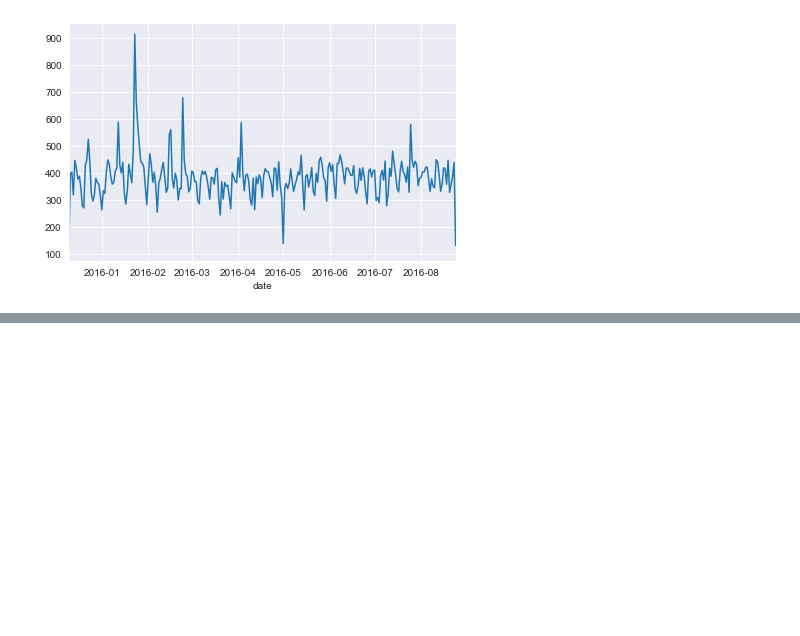
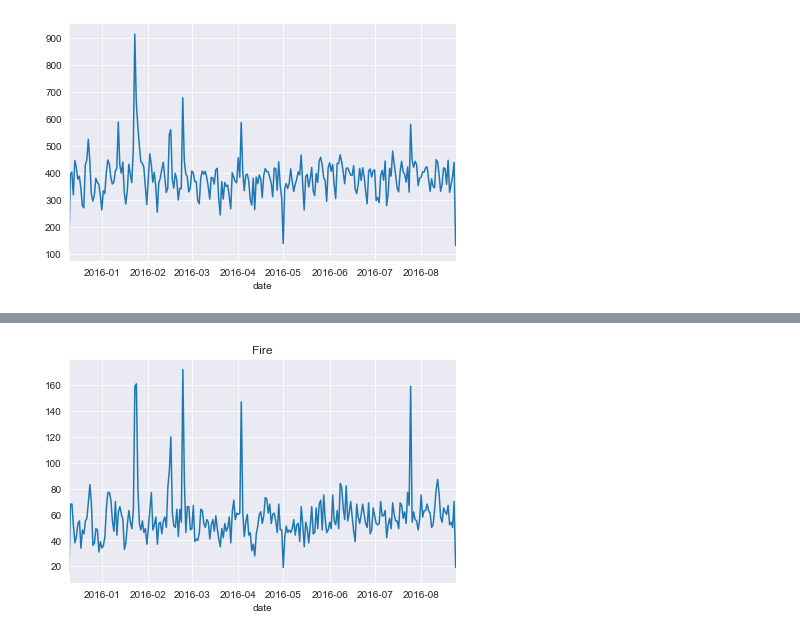
Before and after one commit to Sojiknight/PyDatSciStuds, a Jupyter notebook: Data_Capstone_Projects.ipynb, the cells around one changed output, grey strips where cells are left out. Saved outputs shown, nothing was run; the diff lists cells and outputs as text; code cells hidden in the pictures; blank space fills up the shorter version.

```diff
--- a/Data_Capstone_Projects.ipynb
+++ b/Data_Capstone_Projects.ipynb
@@ -197,0 +205,7 @@ ValueError: Lengths must match to compare
+# %%
+data[data['reason'] == 'Fire'].groupby('date').count()['twp'].plot()
+
+plt.title('Fire')
+plt.tight_layout()
+# %% [output]
+[figure, added]
```
Also changed, not shown: parts of 14 cells of this notebook.
